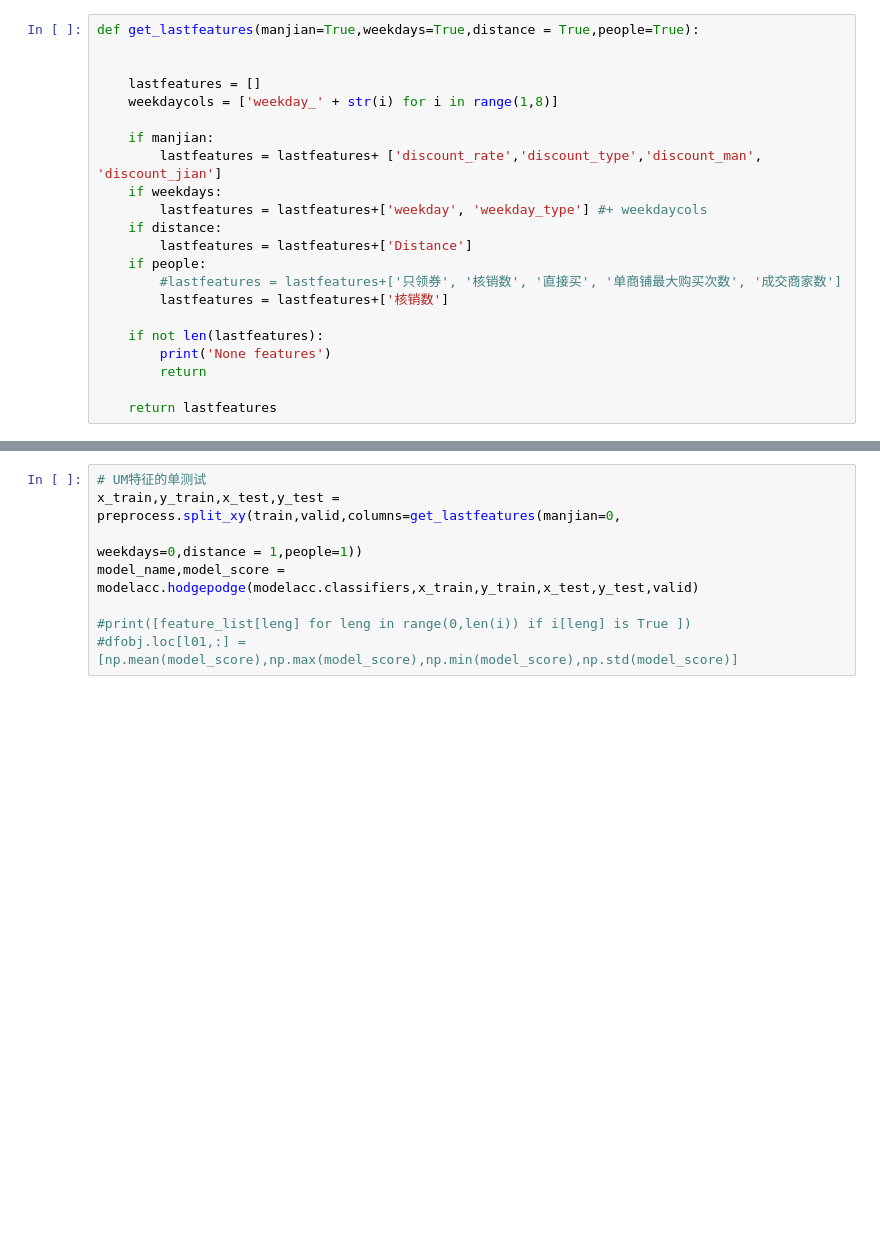
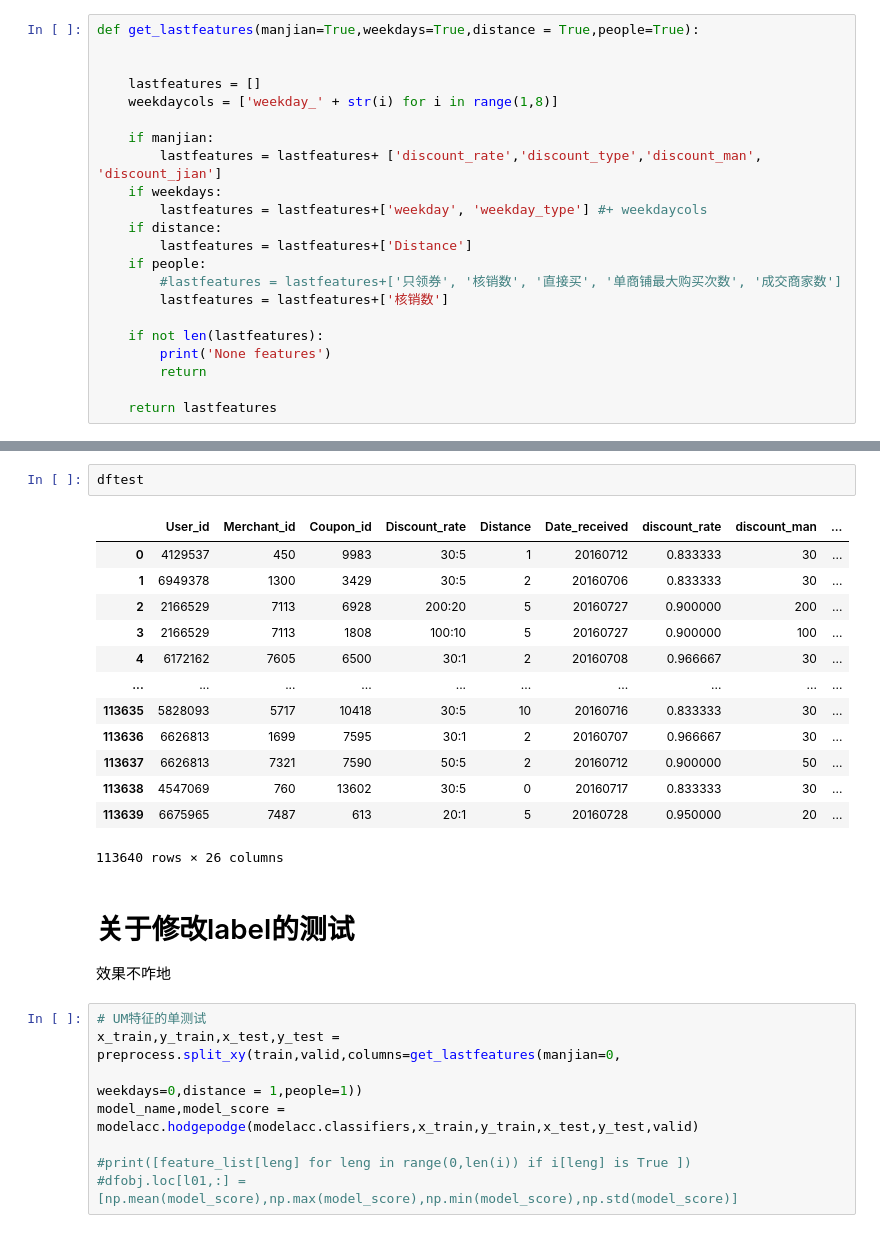
Before and after one commit to shaolei-zuo/myproject, a Jupyter notebook: mcomp/tc_o2o/app/testapp.ipynb, the cells around one changed output, grey strips where cells are left out. Saved outputs shown, nothing was run; the diff lists cells and outputs as text; blank space fills up the shorter version.

```diff
--- a/mcomp/tc_o2o/app/testapp.ipynb
+++ b/mcomp/tc_o2o/app/testapp.ipynb
@@ -131,3 +268,22 @@ dfobj.sort_values('均值')
+# %%
+dftest
+# %% [output]
+|  | User_id | Merchant_id | Coupon_id | Discount_rate | Distance | Date_received | discount_rate | discount_man | ... |
+| 0 | 4129537 | 450 | 9983 | 30:5 | 1 | 20160712 | 0.833333 | 30 | ... |
+| 1 | 6949378 | 1300 | 3429 | 30:5 | 2 | 20160706 | 0.833333 | 30 | ... |
+| 2 | 2166529 | 7113 | 6928 | 200:20 | 5 | 20160727 | 0.900000 | 200 | ... |
+| 3 | 2166529 | 7113 | 1808 | 100:10 | 5 | 20160727 | 0.900000 | 100 | ... |
+| 4 | 6172162 | 7605 | 6500 | 30:1 | 2 | 20160708 | 0.966667 | 30 | ... |
+| ... | ... | ... | ... | ... | ... | ... | ... | ... | ... |
+| 113635 | 5828093 | 5717 | 10418 | 30:5 | 10 | 20160716 | 0.833333 | 30 | ... |
+| 113636 | 6626813 | 1699 | 7595 | 30:1 | 2 | 20160707 | 0.966667 | 30 | ... |
+| 113637 | 6626813 | 7321 | 7590 | 50:5 | 2 | 20160712 | 0.900000 | 50 | ... |
+| 113638 | 4547069 | 760 | 13602 | 30:5 | 0 | 20160717 | 0.833333 | 30 | ... |
+| 113639 | 6675965 | 7487 | 613 | 20:1 | 5 | 20160728 | 0.950000 | 20 | ... |
+113640 rows × 26 columns
+# %% [markdown]
+# 关于修改label的测试
+效果不咋地
 # %%
 # UM特征的单测试
 x_train,y_train,x_test,y_test = preprocess.split_xy(train,valid,columns=get_lastfeatures(manjian=0,
```
Also changed, not shown: parts of 23 cells of this notebook, 2 other files.
